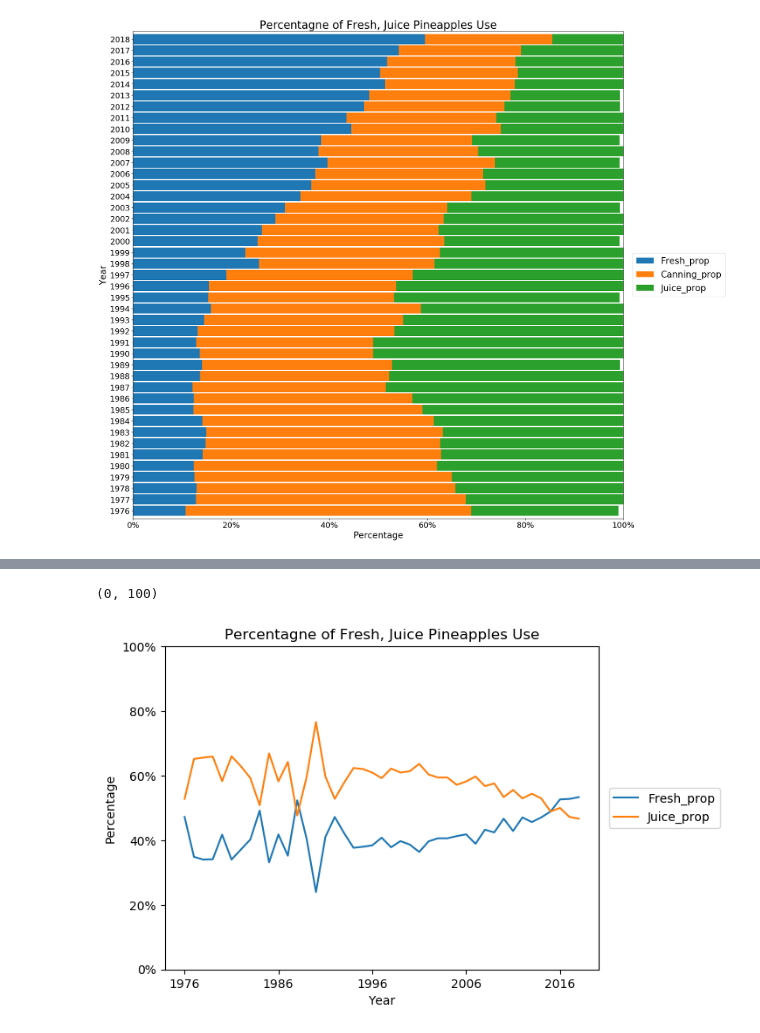
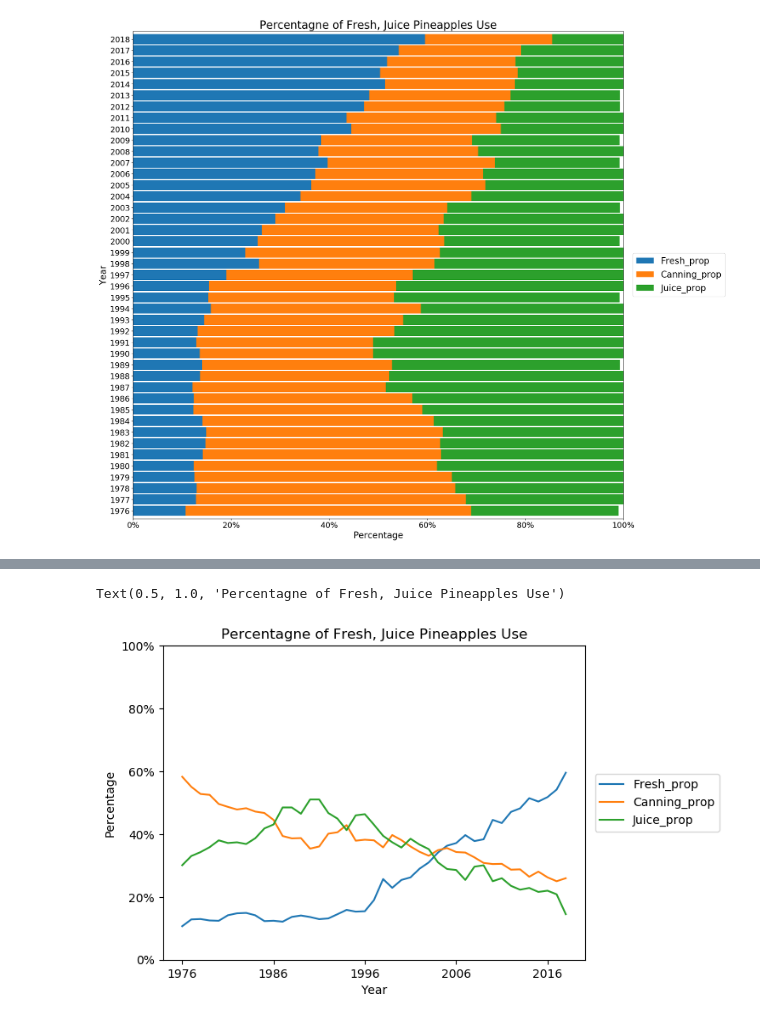
Before and after one commit to haoyuzhang89/w200-Project-US-Diet-Trends-1970-to-2019, a Jupyter notebook: Fruit/Generak Fruit Table A.ipynb, the cells around one changed output, grey strips where cells are left out. Saved outputs shown, nothing was run; the diff lists cells and outputs as text; code cells hidden in the pictures.

```diff
--- a/Fruit/Generak Fruit Table A.ipynb
+++ b/Fruit/Generak Fruit Table A.ipynb
@@ -783,14 +798,15 @@ plt.ylim(0,25)
 # %%
+pineapple_fresh_juice = pineapple_yr.iloc[: , 4: ]*100
 pineapple_fresh_juice.plot()
 
 plt.legend(bbox_to_anchor=(1.01, 0.5), loc = "center left")
 
 plt.ylabel("Percentage")
 ax = plt.gca()
 ax.yaxis.set_major_formatter(mtick.PercentFormatter())
+plt.ylim(0,100)
 
 plt.title("Percentagne of Fresh, Juice Pineapples Use")
-plt.ylim(0, 100)
 # %% [output]
-(0, 100)
+Text(0.5, 1.0, 'Percentagne of Fresh, Juice Pineapples Use')
-[figure, old version]
+[figure, new version]
```
Also changed, not shown: parts of 10 cells of this notebook, 3 other files.
